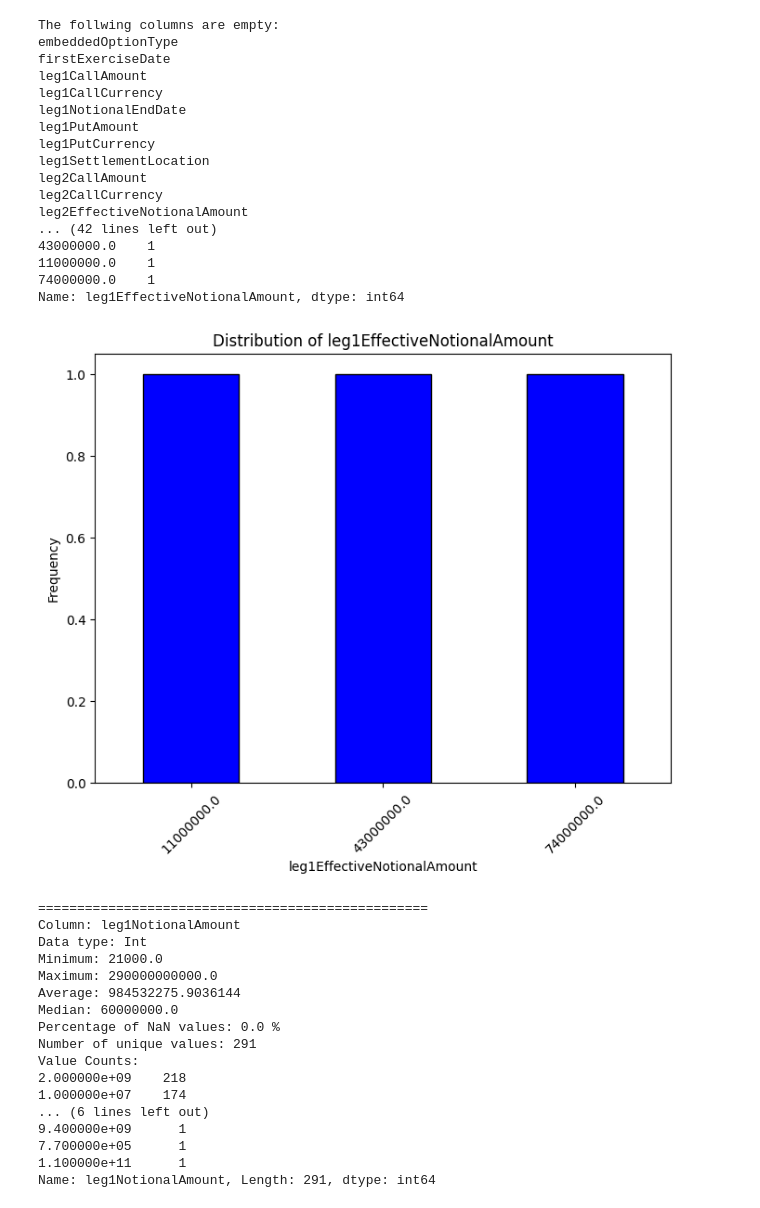
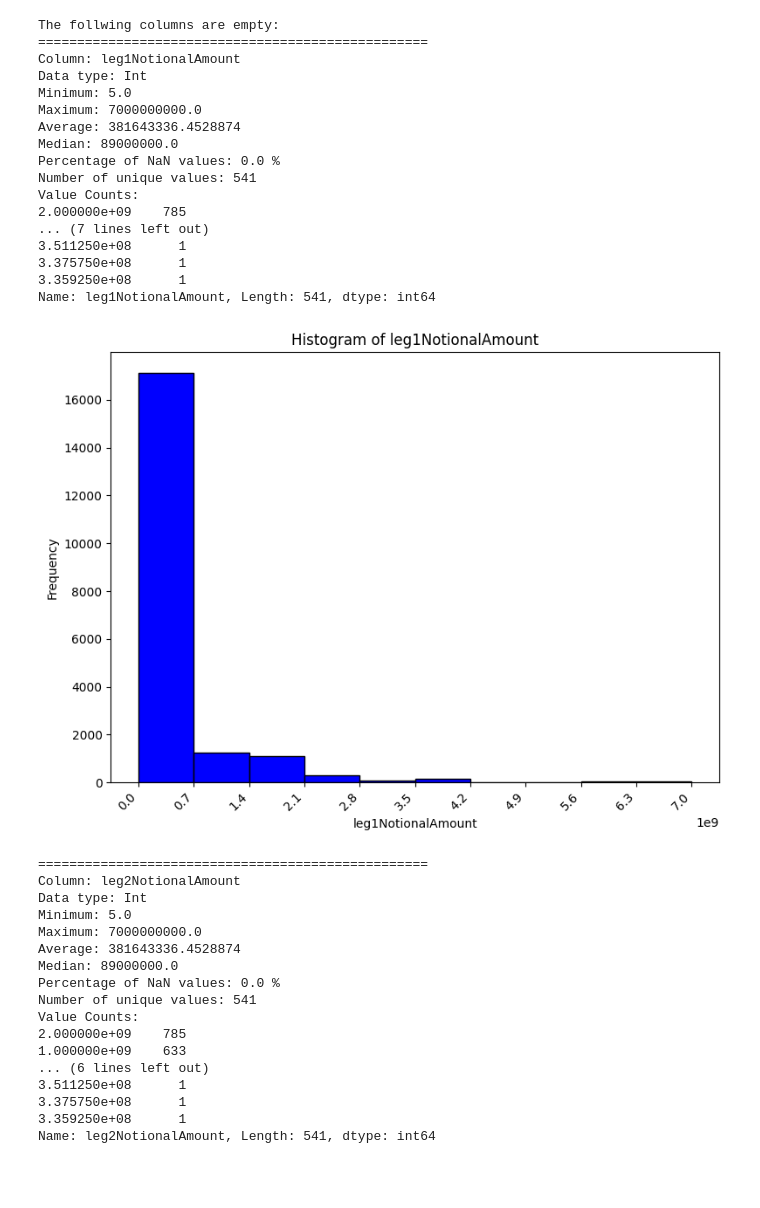
Before and after one commit to emtl-source/trioptima, a Jupyter notebook: 0.Code/0.Visualize_Columns.ipynb, the cells around one changed output. Cells and saved outputs as stored; diff of their text form; code cells hidden in the pictures; blank space fills up the shorter version.

```diff
--- a/0.Code/0.Visualize_Columns.ipynb
+++ b/0.Code/0.Visualize_Columns.ipynb
@@ -6,8 +6,8 @@ from datetime import datetime
 
 # Your file path
 your_path = 'C:/Users/OskarHansson/trioptima/'
-file_name = 'RT.IRS_Data_2023'
-file_path = your_path + "1.Original/" + file_name + '.csv'
+file_name = 'Modified_IRS_All_Train_VF_Cash_Risk'
+file_path = your_path + "3.Cash_Risk/" + file_name + '.csv'
 data = pd.read_csv(file_path)
 
 # Specify the differnet date formats in the dataset
@@ -206,64 +206,64 @@ for column in strCols:
     print('Number of unique values:', num_unique_values)
 
     # Print value counts (distribution) excluding NaN values
     distribution = data[column].value_counts(dropna=True)
     print("Value Counts:")
     print(distribution)
 
     # Plot bar chart for the column
     print_bar_chart(distribution)
 
 
 
 # 4. PRINT BOOLEAN VALUES
 for column in boolCols:
     print("Column:", column)
     print("Data type: Boolean")
 
     # Count and print the number of NaN values in the column
     num_nan = data[column].isna().sum()
     percent_nan = (num_nan / len(data[column])) * 100
     print("Percentage of NaN values:", percent_nan, "%")
 
     # Print value counts (distribution) excluding NaN values
     distribution = data[column].value_counts(dropna=True)
     print("Value Counts:")
     print(distribution)
 
     print_bar_chart(distribution)
 # %% [output]
 The follwing columns are empty:
-embeddedOptionType
-firstExerciseDate
-leg1CallAmount
-leg1CallCurrency
-leg1NotionalEndDate
-leg1PutAmount
-leg1PutCurrency
-leg1SettlementLocation
-leg2CallAmount
-leg2CallCurrency
-leg2EffectiveNotionalAmount
-... (42 lines left out)
-43000000.0    1
-11000000.0    1
-74000000.0    1
-Name: leg1EffectiveNotionalAmount, dtype: int64
+==================================================
+Column: leg1NotionalAmount
+Data type: Int
+Minimum: 5.0
+Maximum: 7000000000.0
+Average: 381643336.4528874
+Median: 89000000.0
+Percentage of NaN values: 0.0 %
+Number of unique values: 541
+Value Counts:
+2.000000e+09    785
+... (7 lines left out)
+3.511250e+08      1
+3.375750e+08      1
+3.359250e+08      1
+Name: leg1NotionalAmount, Length: 541, dtype: int64
-[figure, old version]
+[figure, new version]
 ==================================================
-Column: leg1NotionalAmount
+Column: leg2NotionalAmount
 Data type: Int
-Minimum: 21000.0
-Maximum: 290000000000.0
-Average: 984532275.9036144
-Median: 60000000.0
+Minimum: 5.0
+Maximum: 7000000000.0
+Average: 381643336.4528874
+Median: 89000000.0
 Percentage of NaN values: 0.0 %
-Number of unique values: 291
+Number of unique values: 541
 Value Counts:
-2.000000e+09    218
-1.000000e+07    174
+2.000000e+09    785
+1.000000e+09    633
 ... (6 lines left out)
-9.400000e+09      1
-7.700000e+05      1
-1.100000e+11      1
-Name: leg1NotionalAmount, Length: 291, dtype: int64
+3.511250e+08      1
+3.375750e+08      1
+3.359250e+08      1
+Name: leg2NotionalAmount, Length: 541, dtype: int64
```
Also changed, not shown: parts of 1 cell of this notebook, 4 other files.
